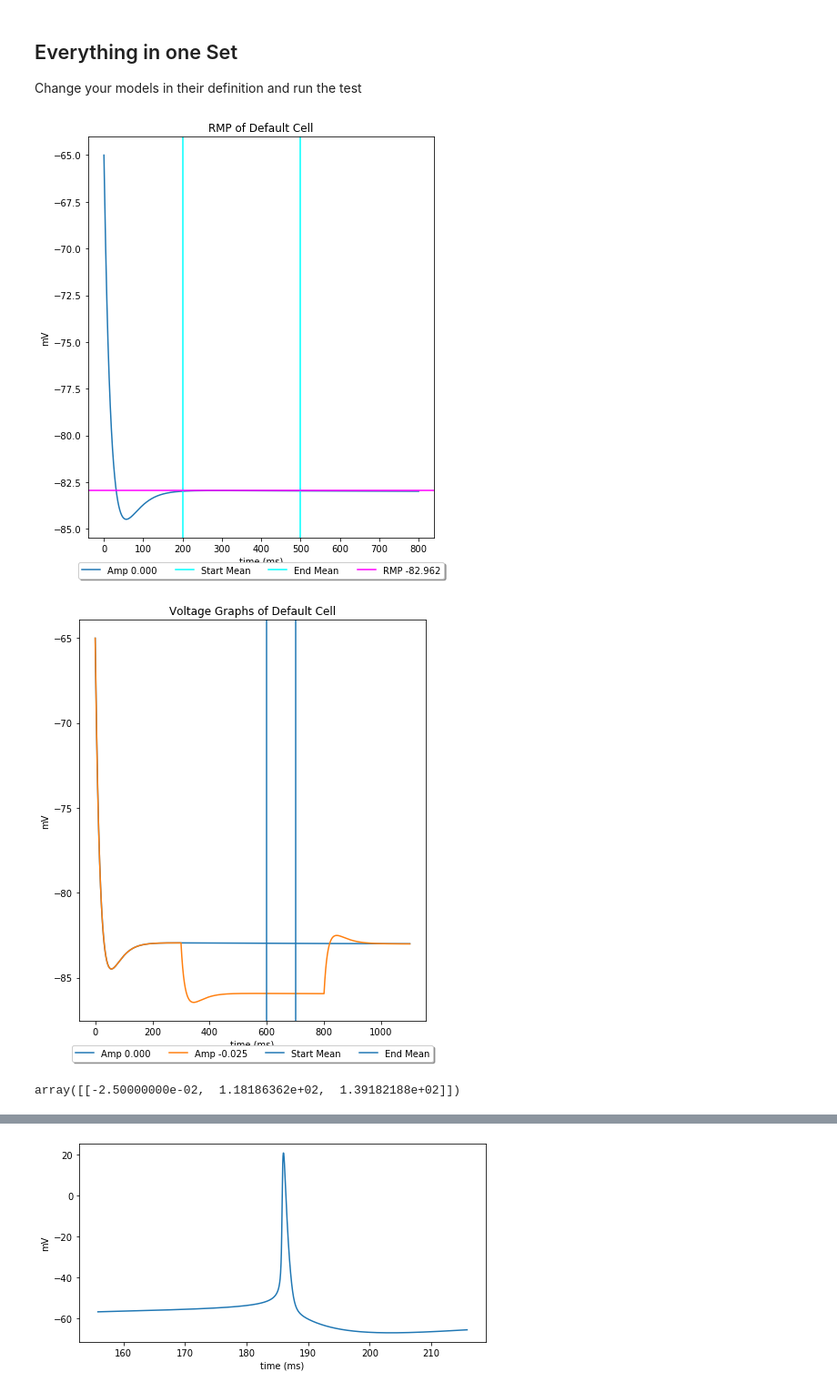
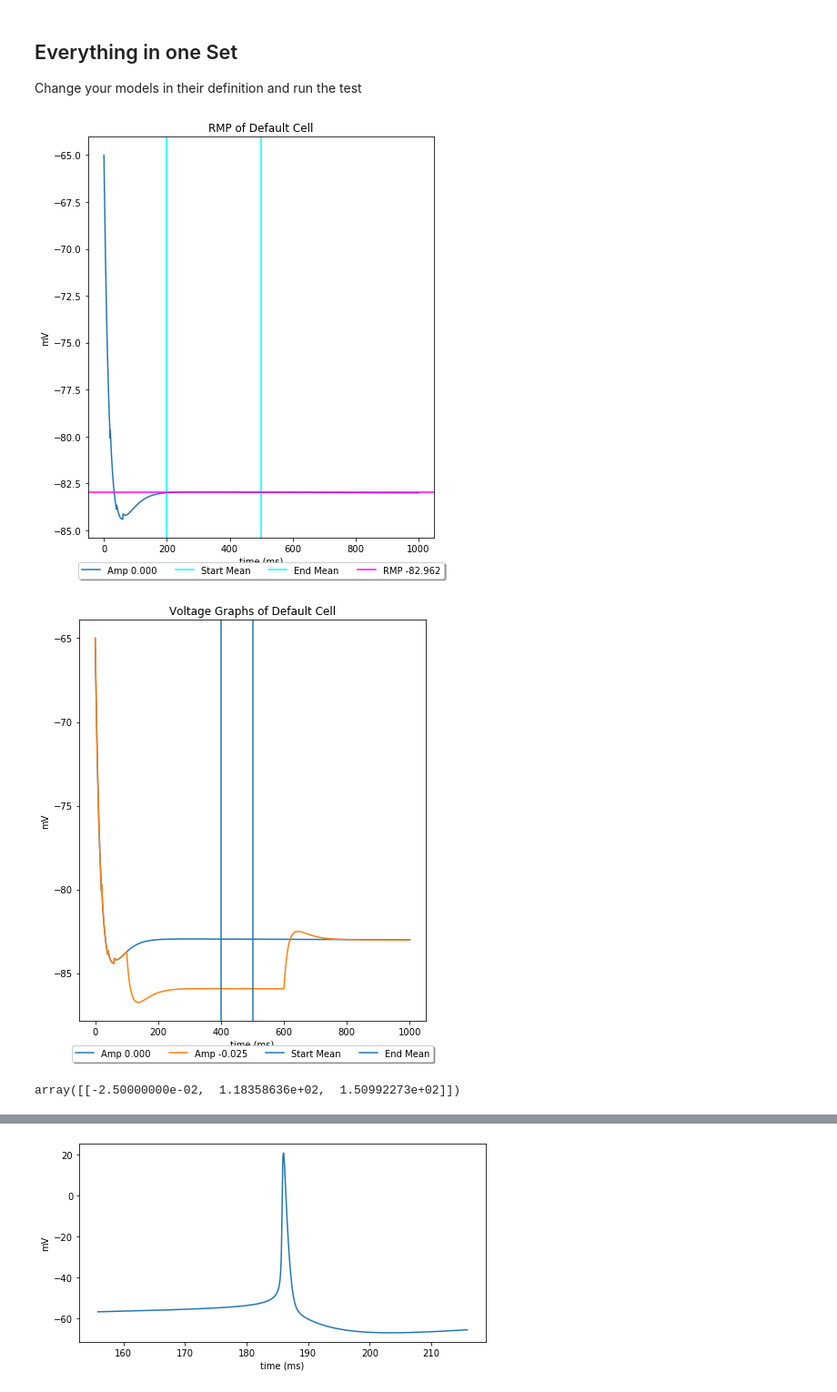
Before and after one commit to jhnnsrs/layer5-pyramidal-model, a Jupyter notebook: notebooks/Neymotin - Input Resistance Adaption.ipynb, the cells around one changed output, grey strips where cells are left out. Shown at 91% size. Saved outputs shown, nothing was run; the diff lists cells and outputs as text; code cells hidden in the pictures.

```diff
--- a/notebooks/Neymotin - Input Resistance Adaption.ipynb
+++ b/notebooks/Neymotin - Input Resistance Adaption.ipynb
@@ -23,8 +24,8 @@ def Default():
 cellbuilder = Default
 # %%
 rmp.calculateRMP(cellbuilder, plot=True)
-generic.calculateInputResistance(cellbuilder, mult=-0.025, iterations=2, plot=True, delay=300, duration=500)
+generic.calculateInputResistance(cellbuilder, mult=-0.025, iterations=2, plot=True, delay=100, duration=500)
 # %% [output]
-[figure, old version]
+[figure, new version]
-[figure, old version]
+[figure, new version]
-array([[-2.50000000e-02,  1.18186362e+02,  1.39182188e+02]])
+array([[-2.50000000e-02,  1.18358636e+02,  1.50992273e+02]])
```
Also changed, not shown: parts of 3 cells of this notebook, 6 other files.
